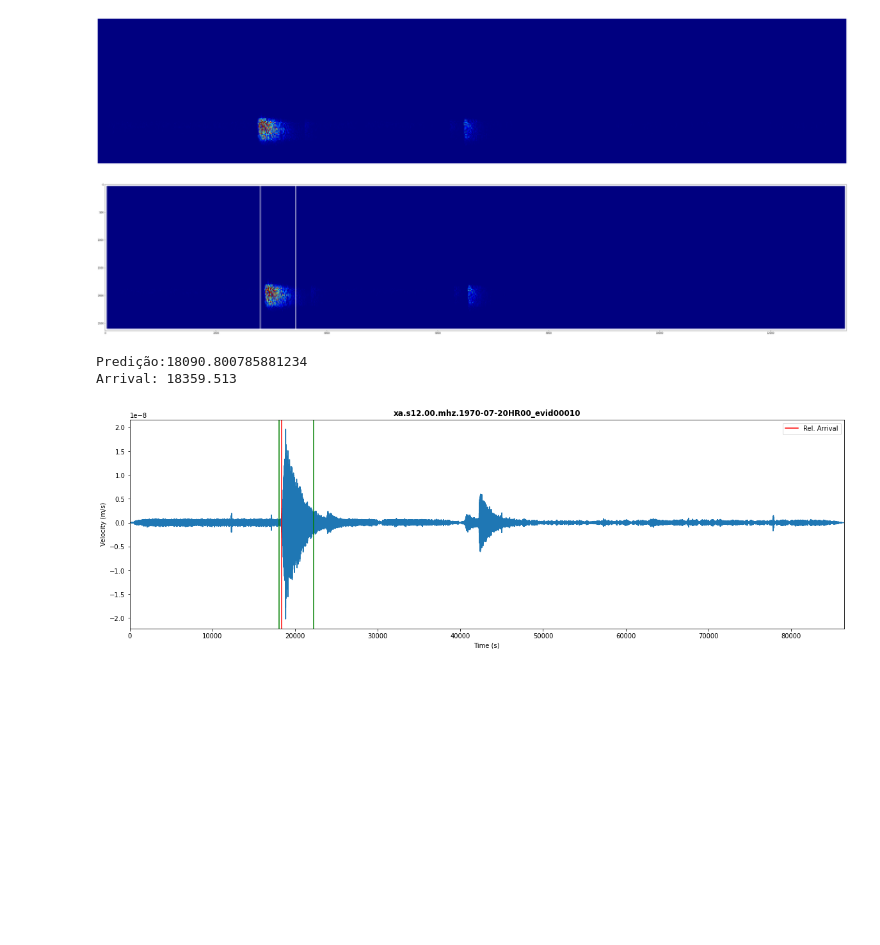
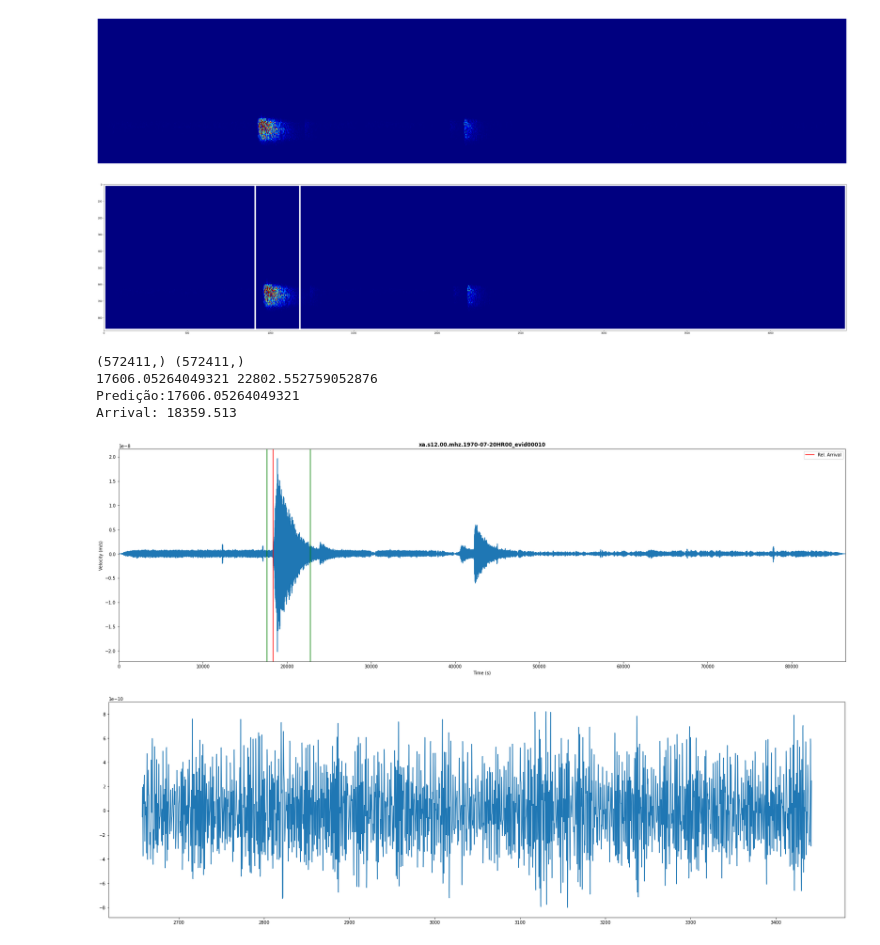
Before and after one commit to pauloprbs/nasa_space_apps_nw_labs, a Jupyter notebook: roi_segmentation_prototype.ipynb, the cells around one changed output. Saved outputs shown, nothing was run; the diff lists cells and outputs as text; code cells hidden in the pictures; blank space fills up the shorter version.

```diff
--- a/roi_segmentation_prototype.ipynb
+++ b/roi_segmentation_prototype.ipynb
@@ -62,23 +62,22 @@ width = st[0].stats['npts']/10000
 
 fig = plt.figure(figsize=(width, 25), frameon = False)
 
-
 ax2 = plt.subplot(2, 1, 2)
 ax2.set_axis_off()
 vals = ax2.pcolormesh(t, f, sxx, cmap=cm.jet, vmax=5e-17)
 
 # Set the output file name and path
-filename = 'my_plot.png'
+filename = 'espectrograma.png'
 
 # Save the plot to the file
-plt.axis('off')
-ax2 = plt.savefig(filename, dpi = 300, bbox_inches='tight')
+#plt.axis('off')
+ax2 = plt.savefig(filename, dpi = 100, bbox_inches='tight')
 
 img_color = cv.imread('my_plot.png')
 img = cv.cvtColor(img_color, cv.COLOR_RGB2GRAY)
 
 kernel = np.ones((12,12), np.uint8)
-dilation = cv.dilate(img, kernel, iterations = 15)
+dilation = cv.dilate(img, kernel, iterations = 10)
 
 # Threshold it so it becomes binary
 ret, thresh = cv.threshold(dilation,0,255,cv.THRESH_BINARY+cv.THRESH_OTSU)
@@ -125,8 +124,6 @@ while i < img2.shape[0] and j + w < img2.shape[1]:
     img_color[i][j+3] = np.uint8(255)
     img_color[i][j-4] = np.uint8(255)
     img_color[i][j+4] = np.uint8(255)
-    img_color[i][j-5] = np.uint8(255)
-    img_color[i][j+5] = np.uint8(255)
     img_color[i][j+w] = np.uint8(255)
     img_color[i][j+w-1] = np.uint8(255)
     img_color[i][j+w+1] = np.uint8(255)
@@ -136,8 +133,6 @@ while i < img2.shape[0] and j + w < img2.shape[1]:
     img_color[i][j+w+3] = np.uint8(255)
     img_color[i][j+w-4] = np.uint8(255)
     img_color[i][j+w+4] = np.uint8(255)
-    img_color[i][j+w-5] = np.uint8(255)
-    img_color[i][j+w+5] = np.uint8(255)
     i += 1
 
 fig = plt.figure(figsize=(width, 25))
@@ -145,34 +140,61 @@ fig = plt.figure(figsize=(width, 25))
 img_color = cv.cvtColor(img_color, cv.COLOR_BGR2RGB)
 
 plt.imshow(img_color)
 
 # Show the plot
 plt.show()
 
 # Read in time steps and velocities
 csv_times = np.array(data_cat['time_rel(sec)'].tolist())
 csv_data = np.array(data_cat['velocity(m/s)'].tolist())
 
 # Plot the trace!
-fig,ax = plt.subplots(1,1,figsize=(20,6))
+fig,ax = plt.subplots(1,1,figsize=(30,9))
 ax.plot(csv_times,csv_data)
 
 # Make the plot pretty
 ax.set_xlim([min(csv_times),max(csv_times)])
 ax.set_ylabel('Velocity (m/s)')
 ax.set_xlabel('Time (s)')
 ax.set_title(f'{test_filename}', fontweight='bold')
 
 # Plot where the arrival time is
 arrival_line = ax.axvline(x=arrival_time_rel, c='red', label='Rel. Arrival')
 pred_line = ax.axvline(x= (j / img.shape[1]) * max(tr_times_filt), c='green', label='Rel. Arrival')
 pred_line_end = ax.axvline(x= ((j + w) / img.shape[1]) * max(tr_times_filt), c='green', label='Rel. Arrival')
 ax.legend(handles=[arrival_line])
 
+print(csv_times.shape, csv_data.shape)
+
+bnd1 = (j / img.shape[1]) * max(tr_times_filt)
+bnd2 = (j + w) / img.shape[1] * max(tr_times_filt)
+
+print(bnd1, bnd2)
+
+fig,ax = plt.subplots(1,1,figsize=(30,9))
+ax.plot(csv_times[int(bnd1): int(bnd2)],csv_data[int(bnd1): int(bnd2)])
+
+'''
+# Make the plot pretty
+ax.set_xlim([min(csv_times),max(csv_times)])
+ax.set_ylabel('Velocity (m/s)')
+ax.set_xlabel('Time (s)')
+ax.set_title(f'{test_filename}', fontweight='bold')
+
+# Plot where the arrival time is
+arrival_line = ax.axvline(x=arrival_time_rel, c='red', label='Rel. Arrival')
+pred_line = ax.axvline(x= (j / img.shape[1]) * max(tr_times_filt), c='green', label='Rel. Arrival')
+pred_line_end = ax.axvline(x= ((j + w) / img.shape[1]) * max(tr_times_filt), c='green', label='Rel. Arrival')
+ax.legend(handles=[arrival_line])
+'''
+
 print(f'Predição:{(j / img.shape[1]) * max(tr_times_filt)}\nArrival: {arrival}')
 # %% [output]
 [figure]
-[figure, old version]
+[figure, new version]
-Predição:18090.800785881234
+(572411,) (572411,)
+17606.05264049321 22802.552759052876
+Predição:17606.05264049321
 Arrival: 18359.513
-[figure, old version]
+[figure, new version]
+[figure, added]
```
Also changed, not shown: 2 other files.
